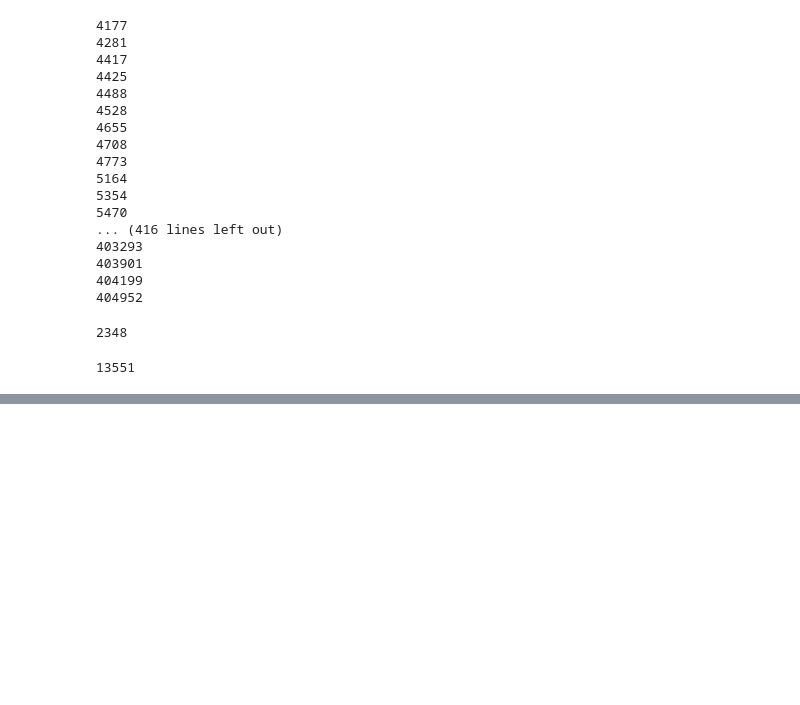
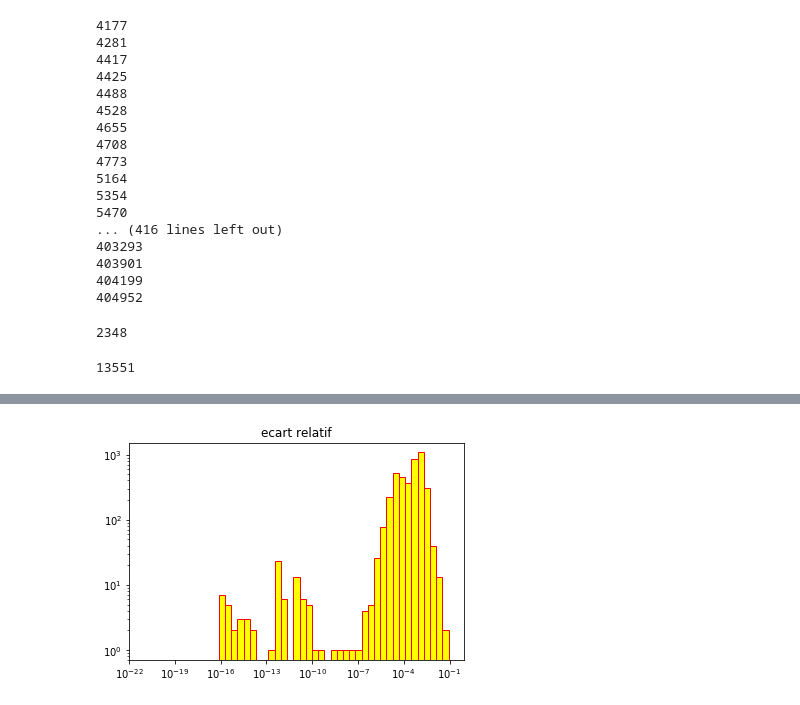
Before and after one commit to yokaiAG/Stage2019, a Jupyter notebook: Code/Tests.ipynb, the cells around one changed output, grey strips where cells are left out. Cells and saved outputs as stored; diff of their text form; code cells hidden in the pictures; blank space fills up the shorter version.

```diff
--- a/Code/Tests.ipynb
+++ b/Code/Tests.ipynb
@@ -492,0 +517,12 @@ len(emul.intersection(cascade))
+# %%
+fig, ax = plt.subplots()
+plt.yscale('log')
+plt.xscale('log')
+logbins = np.logspace(np.log10(np.min(ecart_rel)+0.000000000000000000001), np.log10(np.max(ecart_rel)), 50)
+plt.hist(ecart_rel, bins=logbins, edgecolor='red', facecolor='yellow')
+plt.title("ecart relatif")
+plt.savefig("../PsiResults/ecart_rel_russian14-15.pdf")
+plt.show()
+plt.close()
+# %% [output]
+[figure, added]
```
Also changed, not shown: parts of 3 cells of this notebook, 3 other files.
